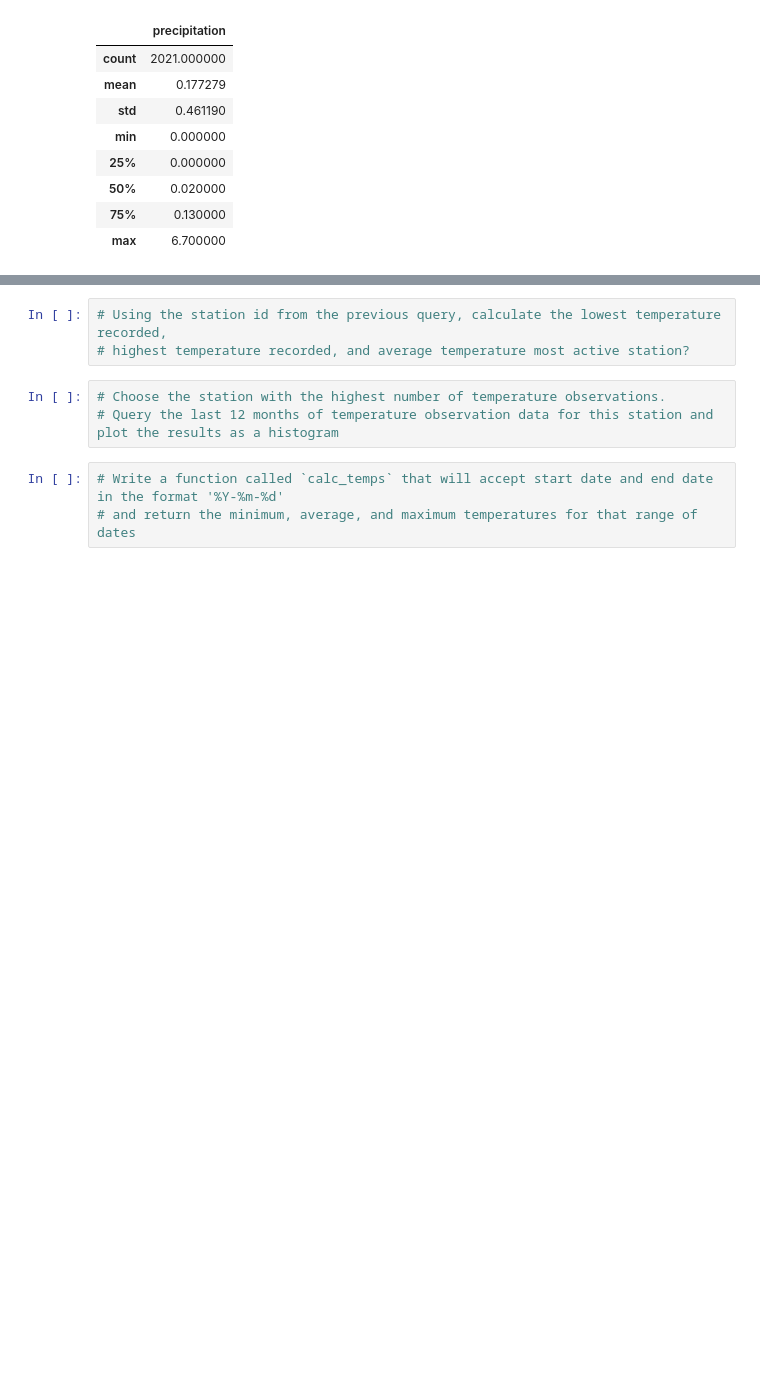
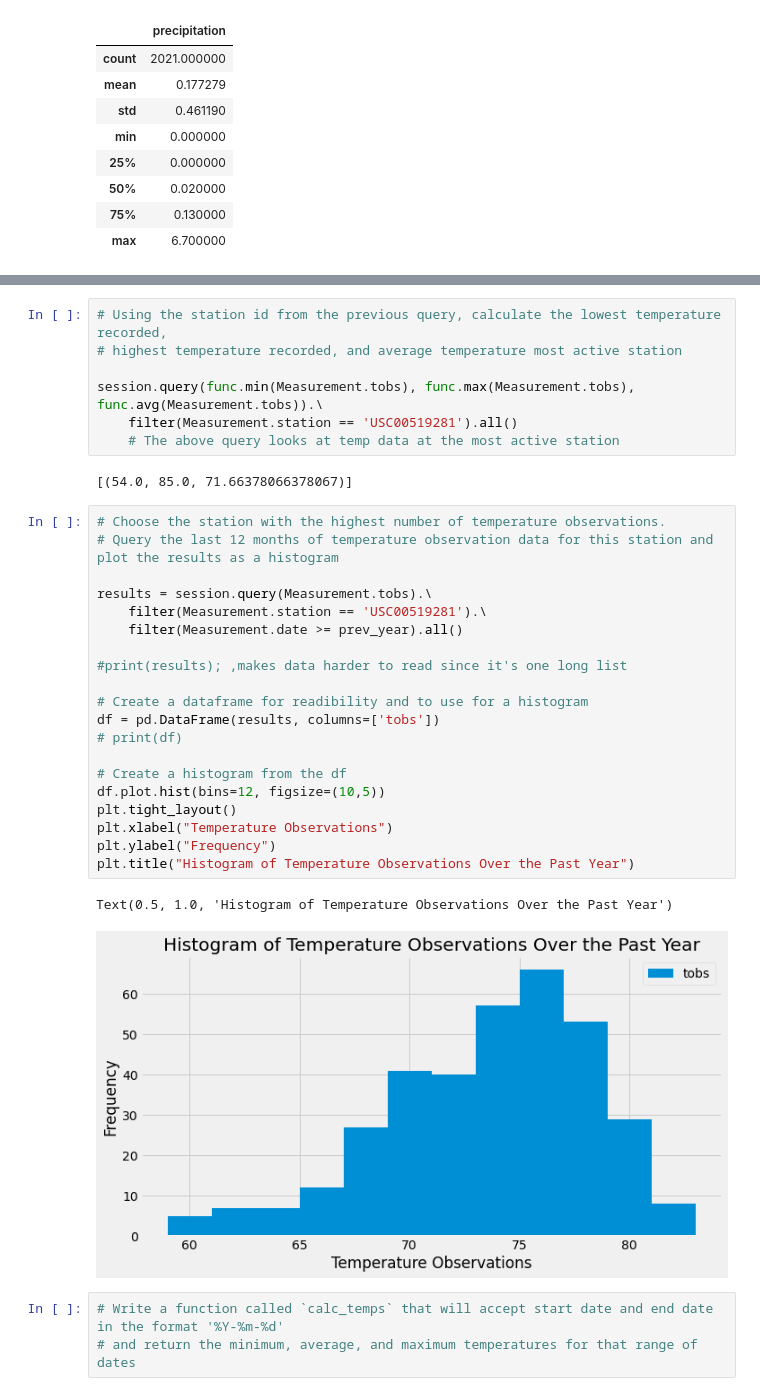
Before and after one commit to 16AReeves/Surfs_Up, a Jupyter notebook: climate_analysis.ipynb, the cells around one changed output, grey strips where cells are left out. Drawn from its saved outputs; the diff is of its cells as text; blank space fills up the shorter version.

```diff
--- a/climate_analysis.ipynb
+++ b/climate_analysis.ipynb
@@ -101,9 +124,35 @@ df.describe()
 # %%
 # Using the station id from the previous query, calculate the lowest temperature recorded,
-# highest temperature recorded, and average temperature most active station?
+# highest temperature recorded, and average temperature most active station
+
+session.query(func.min(Measurement.tobs), func.max(Measurement.tobs), func.avg(Measurement.tobs)).\
+    filter(Measurement.station == 'USC00519281').all()
+    # The above query looks at temp data at the most active station
+# %% [output]
+[(54.0, 85.0, 71.66378066378067)]
-# %%
-# Choose the station with the highest number of temperature observations.
-# Query the last 12 months of temperature observation data for this station and plot the results as a histogram
+# %%
+# Choose the station with the highest number of temperature observations.
+# Query the last 12 months of temperature observation data for this station and plot the results as a histogram
+
+results = session.query(Measurement.tobs).\
+    filter(Measurement.station == 'USC00519281').\
+    filter(Measurement.date >= prev_year).all()
+
+#print(results); ,makes data harder to read since it's one long list
+
+# Create a dataframe for readibility and to use for a histogram
+df = pd.DataFrame(results, columns=['tobs'])
+# print(df)
+
+# Create a histogram from the df
+df.plot.hist(bins=12, figsize=(10,5))
+plt.tight_layout()
+plt.xlabel("Temperature Observations")
+plt.ylabel("Frequency")
+plt.title("Histogram of Temperature Observations Over the Past Year")
+# %% [output]
+Text(0.5, 1.0, 'Histogram of Temperature Observations Over the Past Year')
+[figure, added]
 # %%
 # Write a function called `calc_temps` that will accept start date and end date in the format '%Y-%m-%d'
 # and return the minimum, average, and maximum temperatures for that range of dates
```
Also changed, not shown: parts of 4 cells of this notebook.
